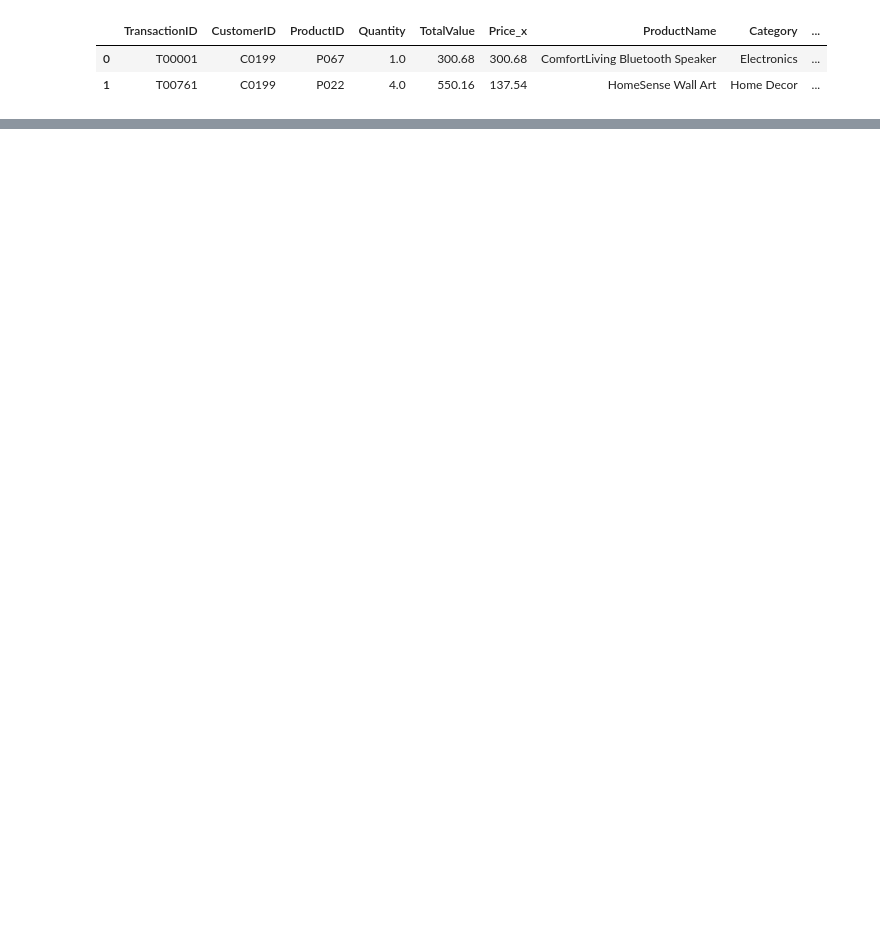
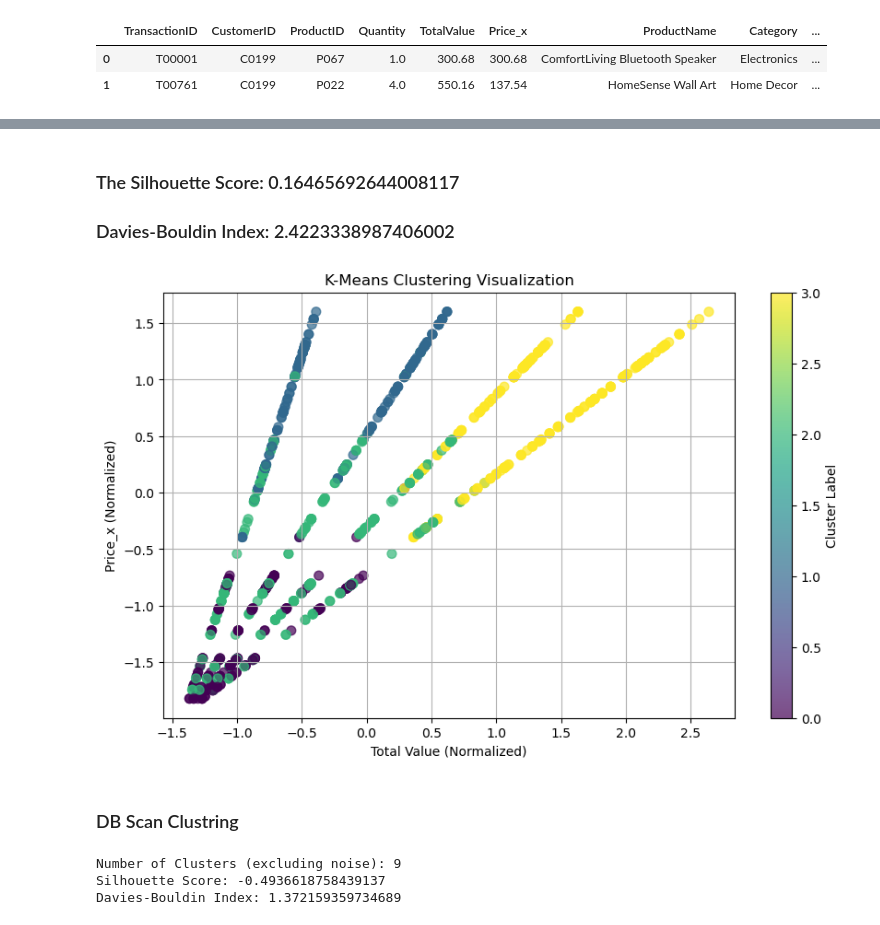
Before and after one commit to Prashanth-AP/assesment_intern, a Jupyter notebook: Prashanth_AP_Clustering.ipynb, the cells around one changed output, grey strips where cells are left out. Drawn from its saved outputs; the diff is of its cells as text; code cells hidden in the pictures; blank space fills up the shorter version.

Commit message:
clustring model

```diff
--- a/Prashanth_AP_Clustering.ipynb
+++ b/Prashanth_AP_Clustering.ipynb
@@ -170,0 +96,6 @@ df
+# %%
+from sklearn.metrics import davies_bouldin_score,silhouette_score
+# Step7:Apply K-Means clustering
+optimal_clusters = 4  # Set the number of clusters (e.g., based on the elbow method)
+kmeans_model = KMeans(n_clusters=optimal_clusters, random_state=42)
+data_cleaned["Cluster"] = kmeans_model.fit_predict(data_cleaned)
@@ -170,0 +113,24 @@ df
+# %% [markdown]
+### The Silhouette Score: 0.16465692644008117
+### Davies-Bouldin Index: 2.4223338987406002
+# %%
+# Step 10 Scatter plot of clustering
+plt.figure(figsize=(10, 6))
+plt.scatter(
+    data_cleaned["TotalValue"],
+    data_cleaned["Price_x"],
+    c=data_cleaned["Cluster"],
+    cmap="viridis",
+    s=50,
+    alpha=0.7
+)
+plt.title("K-Means Clustering Visualization")
+plt.xlabel("Total Value (Normalized)")
+plt.ylabel("Price_x (Normalized)")
+plt.colorbar(label="Cluster Label")
+plt.grid()
+plt.show()
+# %% [output]
+[figure, added]
+# %% [markdown]
+### DB Scan Clustring
@@ -170,0 +168,22 @@ df
+# %%
+# Step 6: Evaluate the clustering
+# Exclude noise points (-1 cluster) for metrics like silhouette score
+labels = data_cleaned["Cluster"]
+unique_clusters = len(set(labels)) - (1 if -1 in labels else 0)
+
+if unique_clusters > 1:
+    silhouette_avg = silhouette_score(data_cleaned[numerical_columns], labels, metric='euclidean')
+
+    db_index = davies_bouldin_score(data_cleaned[numerical_columns], labels)
+else:
+    silhouette_avg = None
+
+    db_index = None
+
+print(f"Number of Clusters (excluding noise): {unique_clusters}")
+print(f"Silhouette Score: {silhouette_avg}" if silhouette_avg else "Silhouette Score: Not applicable")
+print(f"Davies-Bouldin Index: {db_index}" if db_index else "Davies-Bouldin Index: Not applicable")
+# %% [output]
+Number of Clusters (excluding noise): 9
+Silhouette Score: -0.4936618758439137
+Davies-Bouldin Index: 1.372159359734689
```
Also changed, not shown: parts of 40 cells of this notebook, 1 other file.
